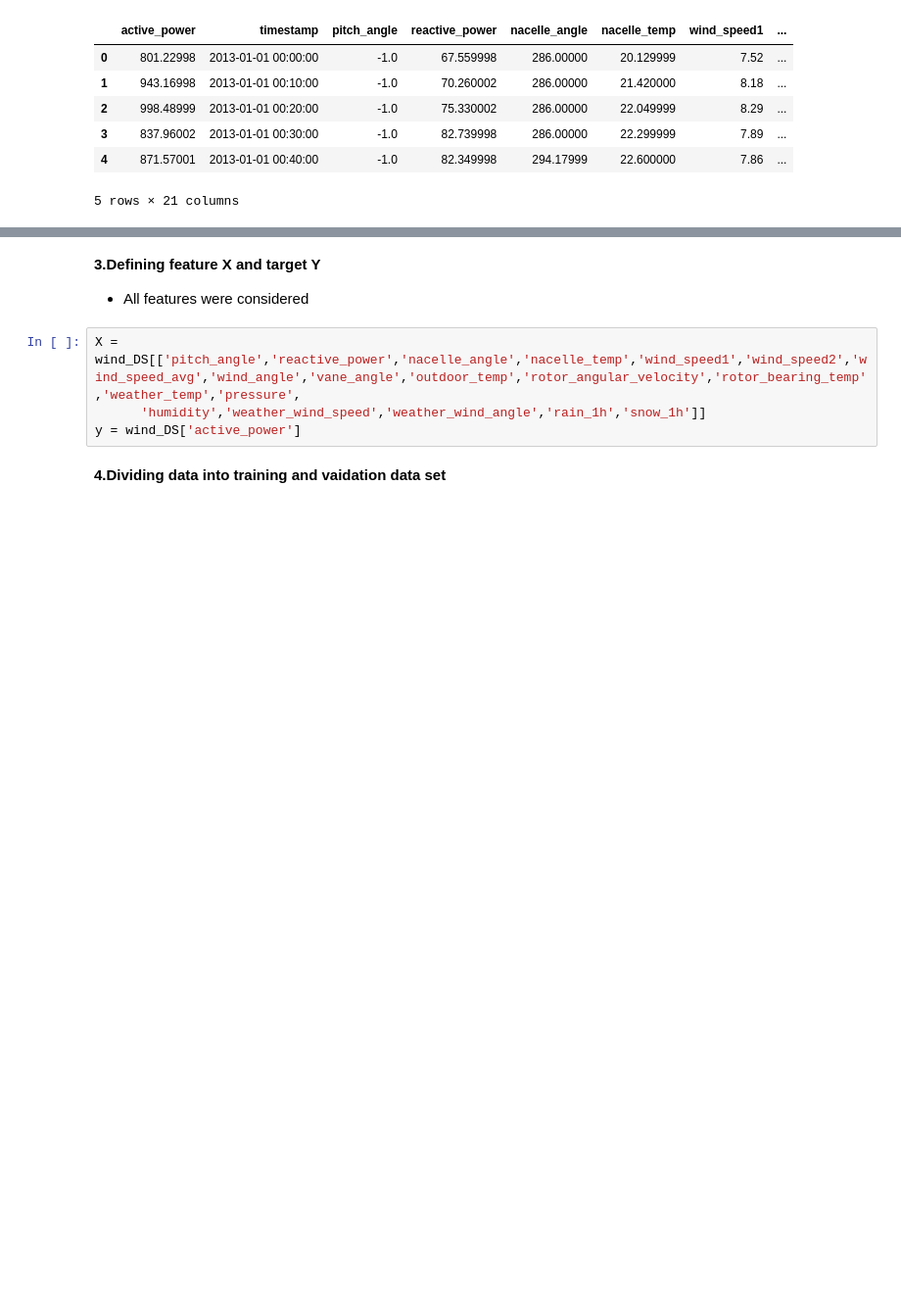
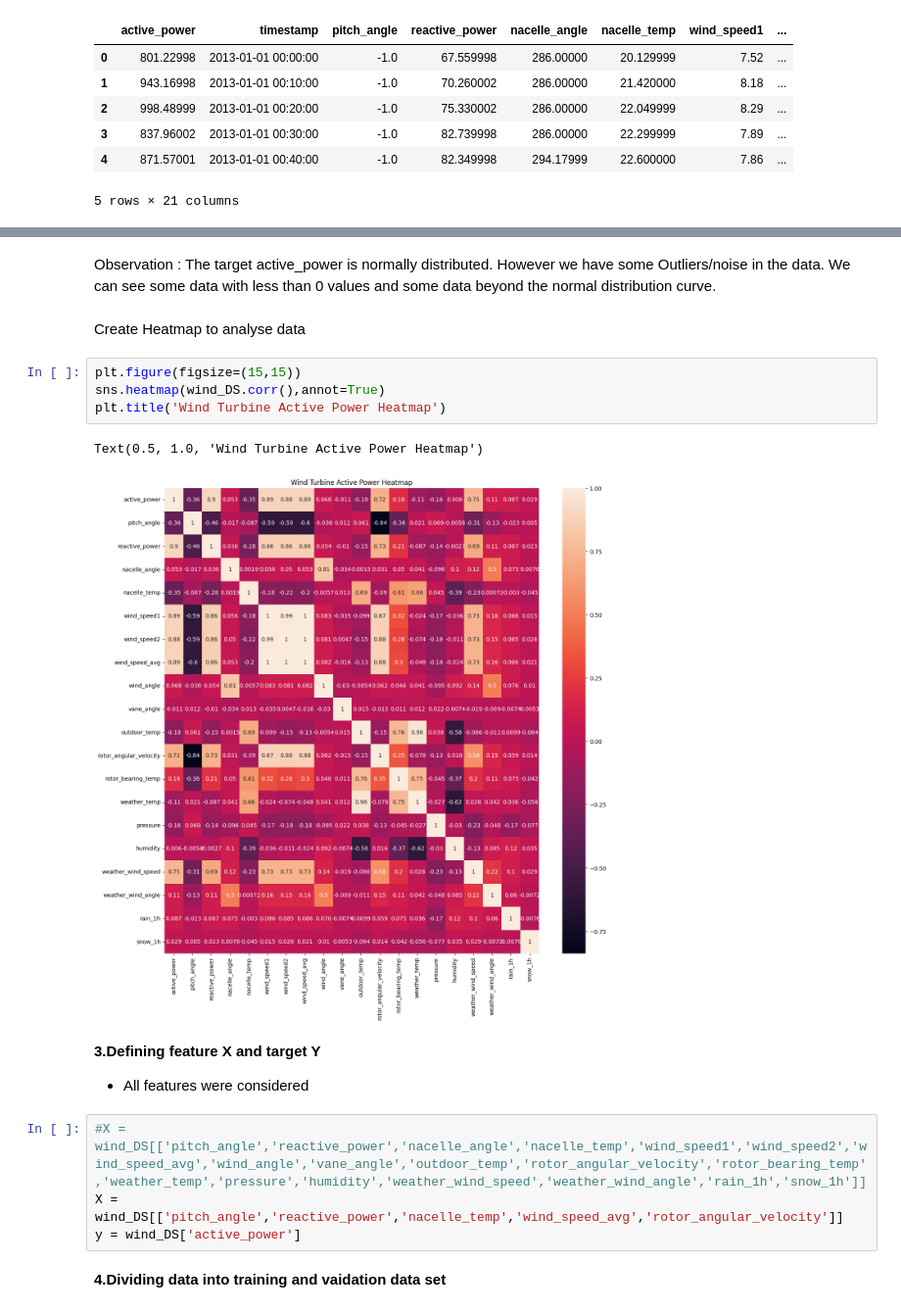
Before and after one commit to madhumitafilos/Collab, a Jupyter notebook: Madhumita_LinearRegression_Intermediate_v2.ipynb, the cells around one changed output, grey strips where cells are left out. Shown at 98% size. Saved outputs shown, nothing was run; the diff lists cells and outputs as text; blank space fills up the shorter version.

```diff
--- a/Madhumita_LinearRegression_Intermediate_v2.ipynb
+++ b/Madhumita_LinearRegression_Intermediate_v2.ipynb
@@ -37,11 +59,22 @@ wind_DS.head()
+# %% [markdown]
+Observation : The target active_power is normally distributed. However we have some Outliers/noise in the data. We can see some data with less than 0 values and some data beyond the normal distribution curve.
+# %% [markdown]
+Create Heatmap to analyse data
+# %%
+plt.figure(figsize=(15,15))
+sns.heatmap(wind_DS.corr(),annot=True)
+plt.title('Wind Turbine Active Power Heatmap')
+# %% [output]
+Text(0.5, 1.0, 'Wind Turbine Active Power Heatmap')
+[figure, added]
 # %% [markdown]
 **3.Defining feature X and target Y**
 
 
 *   All features were considered
 # %%
-X = wind_DS[['pitch_angle','reactive_power','nacelle_angle','nacelle_temp','wind_speed1','wind_speed2','wind_speed_avg','wind_angle','vane_angle','outdoor_temp','rotor_angular_velocity','rotor_bearing_temp','weather_temp','pressure',
-      'humidity','weather_wind_speed','weather_wind_angle','rain_1h','snow_1h']]
+#X = wind_DS[['pitch_angle','reactive_power','nacelle_angle','nacelle_temp','wind_speed1','wind_speed2','wind_speed_avg','wind_angle','vane_angle','outdoor_temp','rotor_angular_velocity','rotor_bearing_temp','weather_temp','pressure','humidity','weather_wind_speed','weather_wind_angle','rain_1h','snow_1h']]
+X = wind_DS[['pitch_angle','reactive_power','nacelle_temp','wind_speed_avg','rotor_angular_velocity']]
 y = wind_DS['active_power']
 # %% [markdown]
 **4.Dividing data into training and vaidation data set**
```
Also changed, not shown: parts of 8 cells of this notebook.
